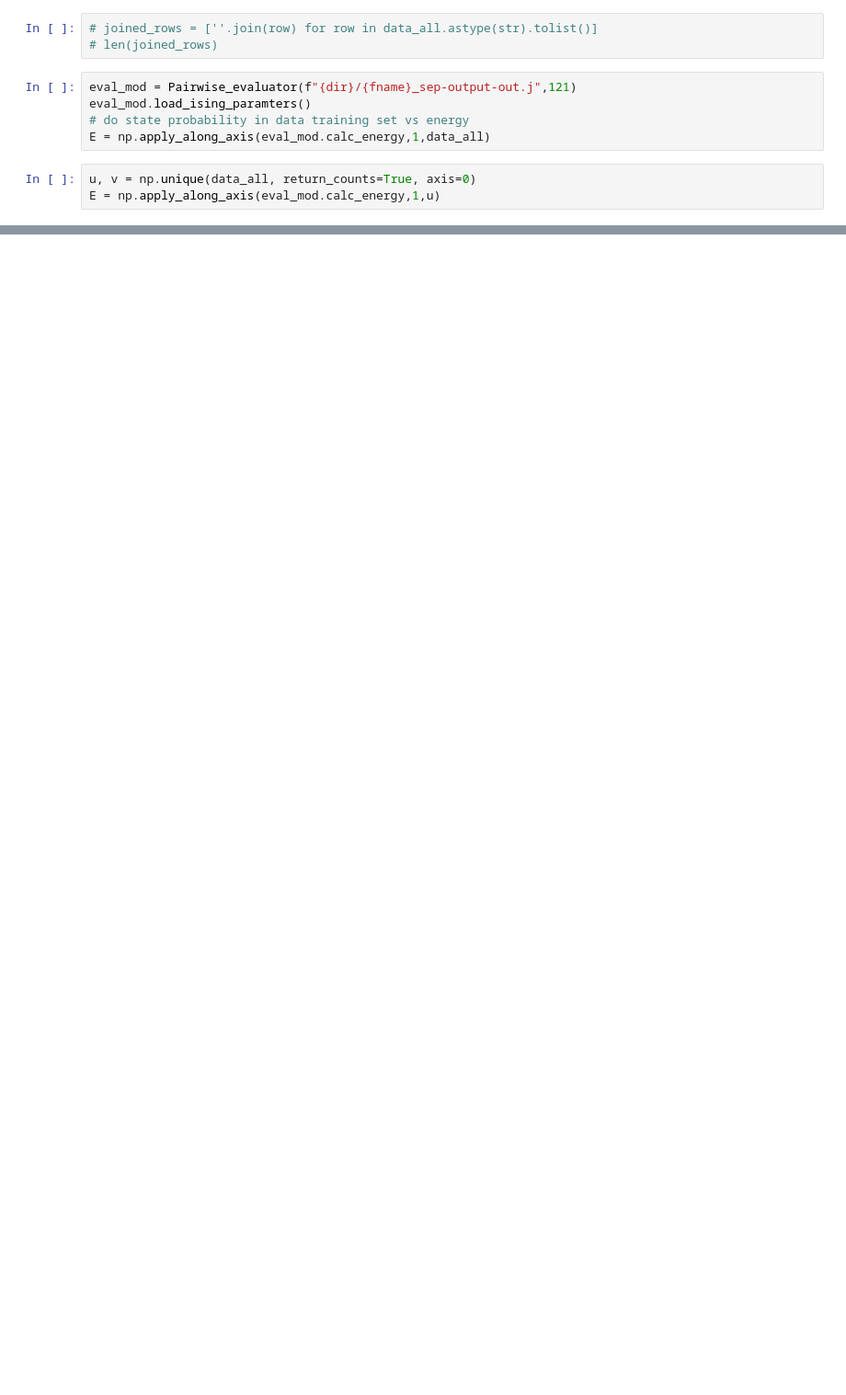
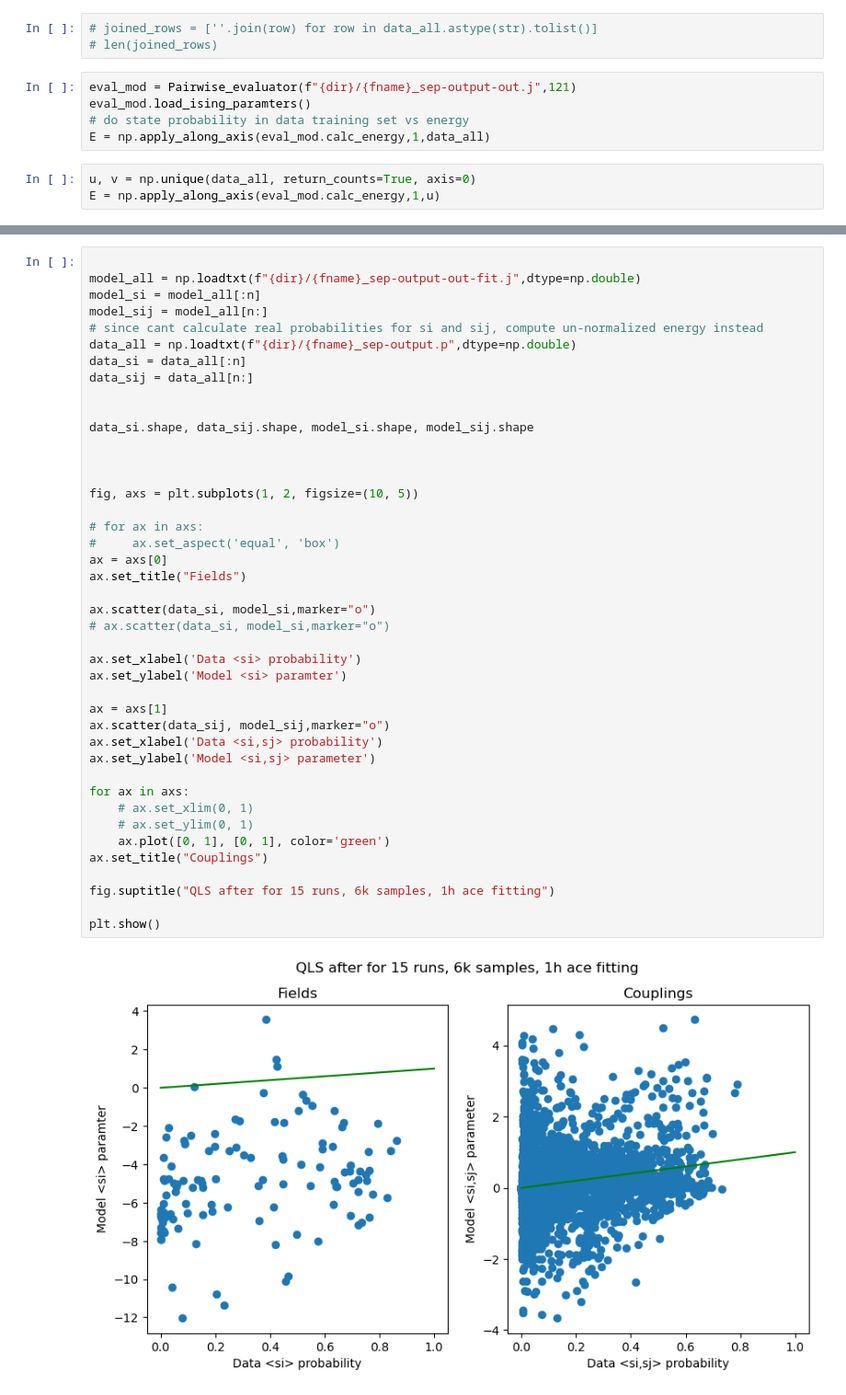
Before and after one commit to PaulHosek/MCM_classifier, a Jupyter notebook: Classifier_1/pairwise/testing_plots_pw/test_pairwise_scatter.ipynb, the cells around one changed output, grey strips where cells are left out. Shown: that part at 92% size. Drawn from its saved outputs; the diff is of its cells as text; blank space fills up the shorter version.

```diff
--- a/Classifier_1/pairwise/testing_plots_pw/test_pairwise_scatter.ipynb
+++ b/Classifier_1/pairwise/testing_plots_pw/test_pairwise_scatter.ipynb
@@ -73,0 +83,44 @@ plt.show()
+# %%
+
+model_all = np.loadtxt(f"{dir}/{fname}_sep-output-out-fit.j",dtype=np.double)
+model_si = model_all[:n]
+model_sij = model_all[n:]
+# since cant calculate real probabilities for si and sij, compute un-normalized energy instead
+data_all = np.loadtxt(f"{dir}/{fname}_sep-output.p",dtype=np.double)
+data_si = data_all[:n]
+data_sij = data_all[n:]
+
+
+data_si.shape, data_sij.shape, model_si.shape, model_sij.shape
+
+
+
+fig, axs = plt.subplots(1, 2, figsize=(10, 5))
+
+# for ax in axs:
+#     ax.set_aspect('equal', 'box')
+ax = axs[0]
+ax.set_title("Fields")
+
+ax.scatter(data_si, model_si,marker="o")
+# ax.scatter(data_si, model_si,marker="o")
+
+ax.set_xlabel('Data <si> probability')
+ax.set_ylabel('Model <si> paramter')
+
+ax = axs[1]
+ax.scatter(data_sij, model_sij,marker="o")
+ax.set_xlabel('Data <si,sj> probability')
+ax.set_ylabel('Model <si,sj> parameter')
+
+for ax in axs:
+    # ax.set_xlim(0, 1)
+    # ax.set_ylim(0, 1)
+    ax.plot([0, 1], [0, 1], color='green')
+ax.set_title("Couplings")
+
+fig.suptitle("QLS after for 15 runs, 6k samples, 1h ace fitting")
+
+plt.show()
+# %% [output]
+[figure, added]
```
Also changed, not shown: parts of 3 cells of this notebook, 3 other files.
